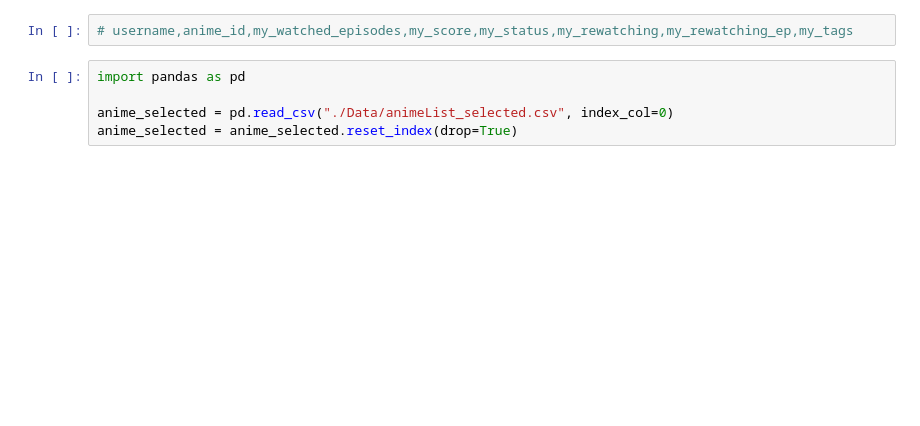
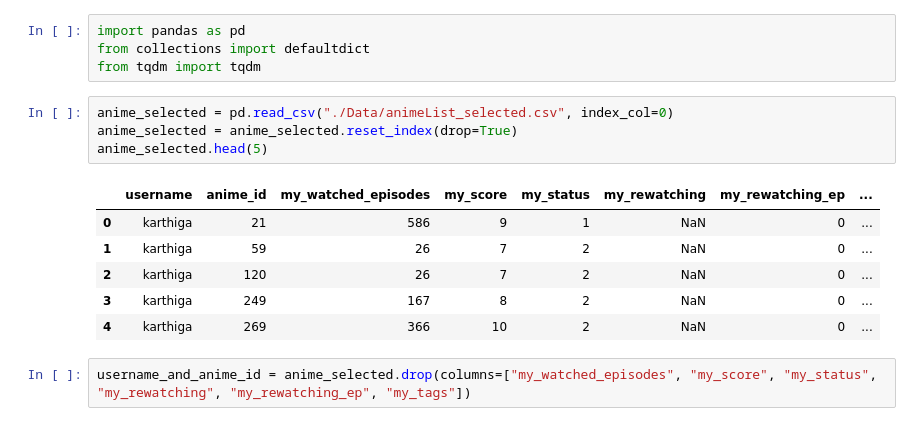
Before and after one commit to VietAnhNguyen20/M2_DM_Anime, a Jupyter notebook: dataSet-to-graph.ipynb, the cells around one changed output. Saved outputs shown, nothing was run; the diff lists cells and outputs as text; blank space fills up the shorter version.

```diff
--- a/dataSet-to-graph.ipynb
+++ b/dataSet-to-graph.ipynb
@@ -1,7 +1,17 @@
+# %%
+import pandas as pd
+from collections import defaultdict
+from tqdm import tqdm
+# %%
+anime_selected = pd.read_csv("./Data/animeList_selected.csv", index_col=0)
+anime_selected = anime_selected.reset_index(drop=True)
+anime_selected.head(5)
+# %% [output]
+|  | username | anime_id | my_watched_episodes | my_score | my_status | my_rewatching | my_rewatching_ep | ... |
+| 0 | karthiga | 21 | 586 | 9 | 1 | NaN | 0 | ... |
+| 1 | karthiga | 59 | 26 | 7 | 2 | NaN | 0 | ... |
+| 2 | karthiga | 120 | 26 | 7 | 2 | NaN | 0 | ... |
+| 3 | karthiga | 249 | 167 | 8 | 2 | NaN | 0 | ... |
+| 4 | karthiga | 269 | 366 | 10 | 2 | NaN | 0 | ... |
 # %%
-# username,anime_id,my_watched_episodes,my_score,my_status,my_rewatching,my_rewatching_ep,my_tags
+username_and_anime_id = anime_selected.drop(columns=["my_watched_episodes", "my_score", "my_status", "my_rewatching", "my_rewatching_ep", "my_tags"])
-# %%
-import pandas as pd
-
-anime_selected = pd.read_csv("./Data/animeList_selected.csv", index_col=0)
-anime_selected = anime_selected.reset_index(drop=True)
```
Also changed, not shown: parts of 6 cells of this notebook, 2 other files.
